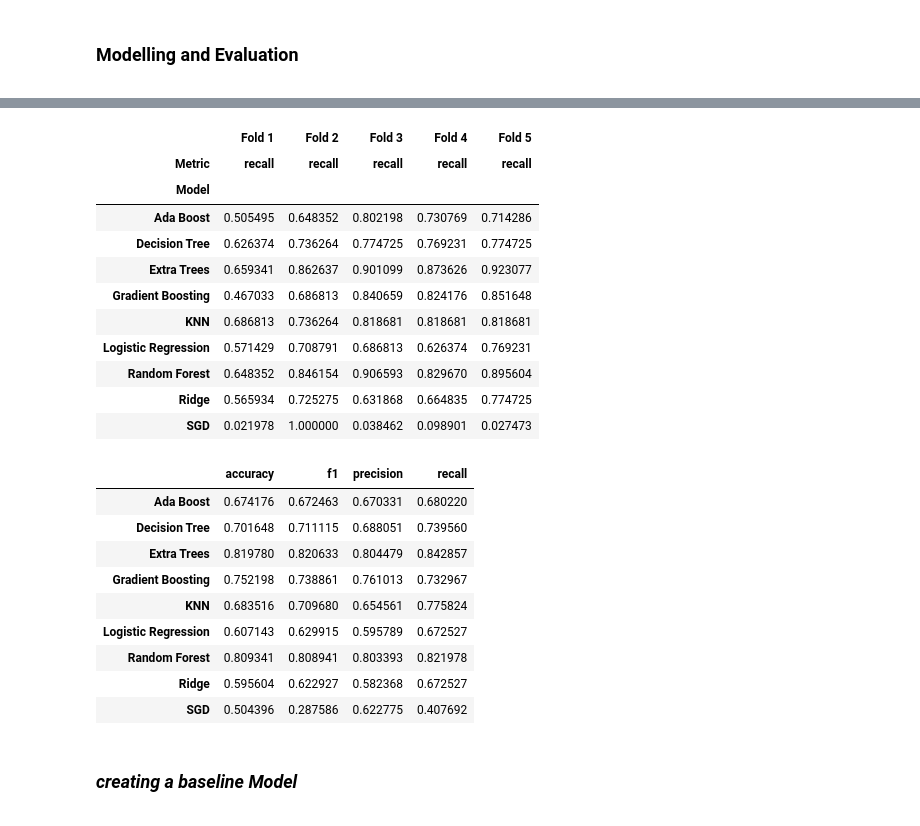
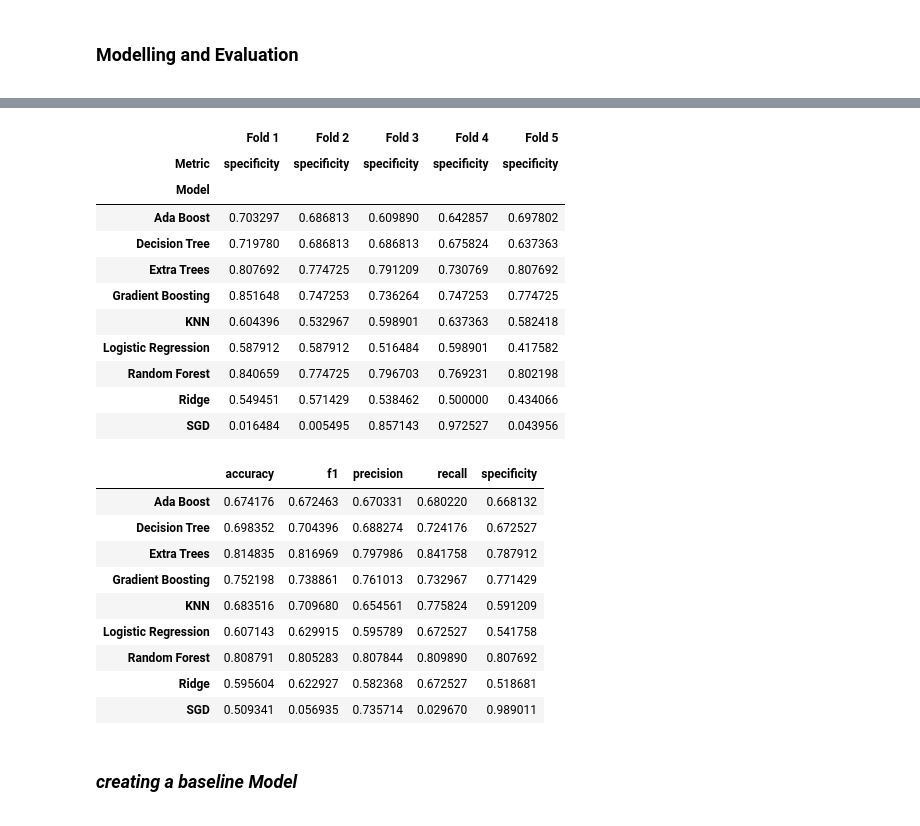
Before and after one commit to ahmakhoo/AIML-CA1, a Jupyter notebook: AIML/CA1/CA1 code - Copy.ipynb, the cells around one changed output, grey strips where cells are left out. Saved outputs shown, nothing was run; the diff lists cells and outputs as text; code cells hidden in the pictures.

```diff
--- a/AIML/CA1/CA1 code - Copy.ipynb
+++ b/AIML/CA1/CA1 code - Copy.ipynb
@@ -590,6 +595,12 @@ X_resampled
 from sklearn.metrics import accuracy_score, precision_score, recall_score
 
 results_df = pd.DataFrame(columns=['Model', 'Metric', 'Score (average)'])
+
+def specificity_score(y_true, y_pred):
+    tn, fp, fn, tp = confusion_matrix(y_true, y_pred).ravel()
+    specificity = tn / (tn + fp)
+    return specificity
+
 
 models = {
     'Logistic Regression': LogisticRegression(),
@@ -604,13 +615,16 @@ models = {
     'SGD': SGDClassifier()
 }
 
-# metrics = {
-#     'Accuracy': accuracy_score,
-#     'Precision': precision_score,
-#     'Recall': recall_score
-# }
+scoring = {
+    'accuracy': 'accuracy',
+    'precision': 'precision',
+    'recall': 'recall',
+    'f1': 'f1',
+    'specificity': make_scorer(specificity_score)
+}
 
-scoring = ['accuracy', 'precision', 'recall', 'f1']
+
+# scoring = ['accuracy', 'precision', 'recall', 'f1', make_scorer(specificity_score)]
 
 # cv_results = cross_validate(models, X_resampled, y_resampled, scoring=scoring, cv=5)
 
@@ -623,3 +637,4 @@ for name in models:
             results_df = results_df.append({'model': name, 'metric': metric, 'score': score}, ignore_index=True)
 
 # results_df
+results_df
@@ -636,41 +665,41 @@ for name in models:
 # %%
 import pandas as pd
 
 results_df = pd.DataFrame(columns=['Model', 'Metric', 'Fold 1', 'Fold 2', 'Fold 3', 'Fold 4', 'Fold 5'])
 
 for name in models:
     model = models[name]
     cv_results = cross_validate(model, X_resampled, y_resampled, scoring=scoring, cv=5)
     for metric in scoring:
         scores = cv_results['test_{}'.format(metric)]
         row = {'Model': name, 'Metric': metric, 'Fold 1': scores[0], 'Fold 2': scores[1], 'Fold 3': scores[2], 'Fold 4': scores[3], 'Fold 5': scores[4]}
         results_df = results_df.append(row, ignore_index=True)
 
 
 pivot_df = pd.pivot_table(results_df, index='Model', columns='Metric', values=['Fold 1', 'Fold 2', 'Fold 3', 'Fold 4', 'Fold 5'])
 pivot_df
 # single_column = pivot_df['Fold 1']
 # single_column
 
-recall_columns = pivot_df.filter(like='recall')
+recall_columns = pivot_df.filter(like='specificity')
 recall_columns
 
 # results_df
 
 # pivot_df
 # %% [output]
 |  | Fold 1 | Fold 2 | Fold 3 | Fold 4 | Fold 5 |
-| Metric | recall | recall | recall | recall | recall |
+| Metric | specificity | specificity | specificity | specificity | specificity |
 | Model |  |  |  |  |  |
-| Ada Boost | 0.505495 | 0.648352 | 0.802198 | 0.730769 | 0.714286 |
-| Decision Tree | 0.626374 | 0.736264 | 0.774725 | 0.769231 | 0.774725 |
-| Extra Trees | 0.659341 | 0.862637 | 0.901099 | 0.873626 | 0.923077 |
-| Gradient Boosting | 0.467033 | 0.686813 | 0.840659 | 0.824176 | 0.851648 |
-| KNN | 0.686813 | 0.736264 | 0.818681 | 0.818681 | 0.818681 |
-| Logistic Regression | 0.571429 | 0.708791 | 0.686813 | 0.626374 | 0.769231 |
-| Random Forest | 0.648352 | 0.846154 | 0.906593 | 0.829670 | 0.895604 |
-| Ridge | 0.565934 | 0.725275 | 0.631868 | 0.664835 | 0.774725 |
-| SGD | 0.021978 | 1.000000 | 0.038462 | 0.098901 | 0.027473 |
+| Ada Boost | 0.703297 | 0.686813 | 0.609890 | 0.642857 | 0.697802 |
+| Decision Tree | 0.719780 | 0.686813 | 0.686813 | 0.675824 | 0.637363 |
+| Extra Trees | 0.807692 | 0.774725 | 0.791209 | 0.730769 | 0.807692 |
+| Gradient Boosting | 0.851648 | 0.747253 | 0.736264 | 0.747253 | 0.774725 |
+| KNN | 0.604396 | 0.532967 | 0.598901 | 0.637363 | 0.582418 |
+| Logistic Regression | 0.587912 | 0.587912 | 0.516484 | 0.598901 | 0.417582 |
+| Random Forest | 0.840659 | 0.774725 | 0.796703 | 0.769231 | 0.802198 |
+| Ridge | 0.549451 | 0.571429 | 0.538462 | 0.500000 | 0.434066 |
+| SGD | 0.016484 | 0.005495 | 0.857143 | 0.972527 | 0.043956 |
 # %%
 import pandas as pd
 
@@ -695,16 +724,16 @@ pivot_df = pivot_df.rename_axis(None, axis=1).rename_axis(None, axis=0)
 pivot_df
 # results_df
 # %% [output]
-|  | accuracy | f1 | precision | recall |
-| Ada Boost | 0.674176 | 0.672463 | 0.670331 | 0.680220 |
-| Decision Tree | 0.701648 | 0.711115 | 0.688051 | 0.739560 |
-| Extra Trees | 0.819780 | 0.820633 | 0.804479 | 0.842857 |
-| Gradient Boosting | 0.752198 | 0.738861 | 0.761013 | 0.732967 |
-| KNN | 0.683516 | 0.709680 | 0.654561 | 0.775824 |
-| Logistic Regression | 0.607143 | 0.629915 | 0.595789 | 0.672527 |
-| Random Forest | 0.809341 | 0.808941 | 0.803393 | 0.821978 |
-| Ridge | 0.595604 | 0.622927 | 0.582368 | 0.672527 |
-| SGD | 0.504396 | 0.287586 | 0.622775 | 0.407692 |
+|  | accuracy | f1 | precision | recall | specificity |
+| Ada Boost | 0.674176 | 0.672463 | 0.670331 | 0.680220 | 0.668132 |
+| Decision Tree | 0.698352 | 0.704396 | 0.688274 | 0.724176 | 0.672527 |
+| Extra Trees | 0.814835 | 0.816969 | 0.797986 | 0.841758 | 0.787912 |
+| Gradient Boosting | 0.752198 | 0.738861 | 0.761013 | 0.732967 | 0.771429 |
+| KNN | 0.683516 | 0.709680 | 0.654561 | 0.775824 | 0.591209 |
+| Logistic Regression | 0.607143 | 0.629915 | 0.595789 | 0.672527 | 0.541758 |
+| Random Forest | 0.808791 | 0.805283 | 0.807844 | 0.809890 | 0.807692 |
+| Ridge | 0.595604 | 0.622927 | 0.582368 | 0.672527 | 0.518681 |
+| SGD | 0.509341 | 0.056935 | 0.735714 | 0.029670 | 0.989011 |
 # %% [markdown]
 *<h3>creating a baseline Model</h3>*
 # %%
```
Also changed, not shown: parts of 15 cells of this notebook, 2 other files.
